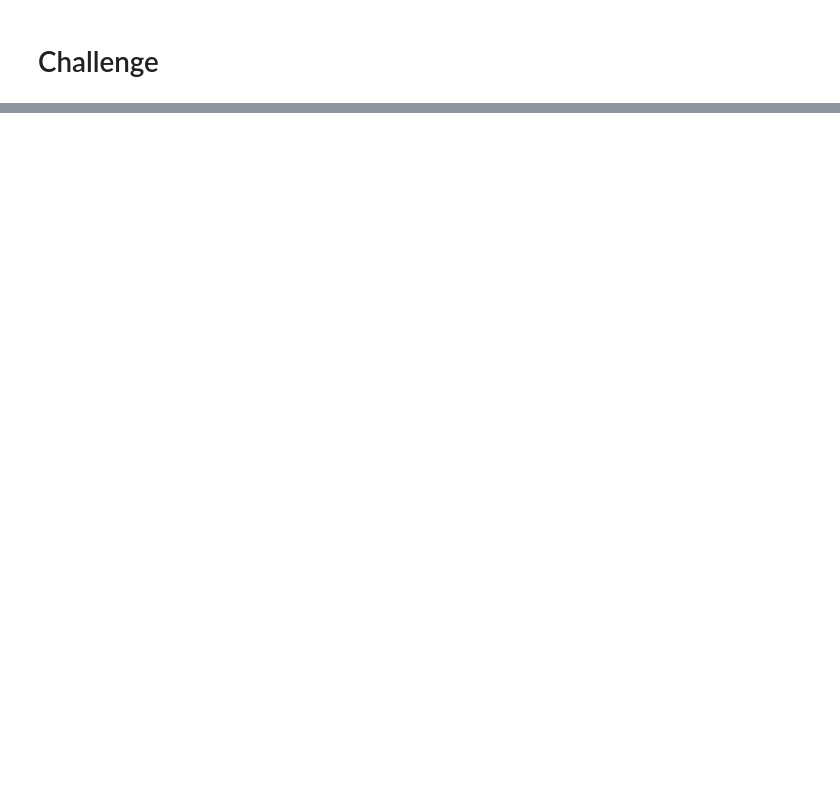
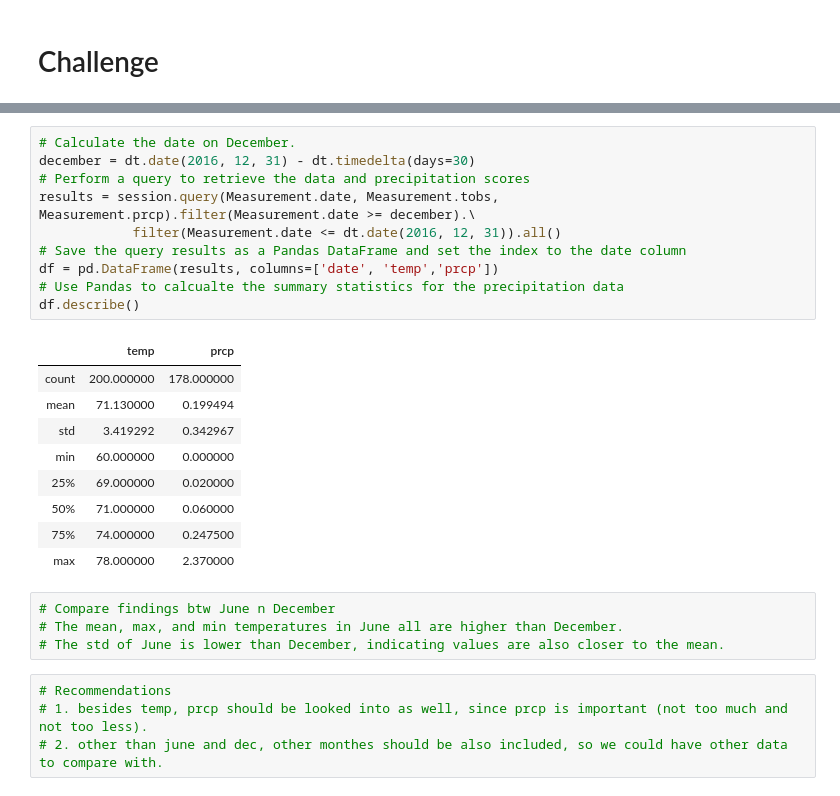
Before and after one commit to plin2204/SurfsUp_SQL, a Jupyter notebook: climate_analysis.ipynb, the cells around one changed output, grey strips where cells are left out. Drawn from its saved outputs; the diff is of its cells as text; blank space fills up the shorter version.

```diff
--- a/climate_analysis.ipynb
+++ b/climate_analysis.ipynb
@@ -111,0 +150,28 @@ df.plot.hist(bins=12)
+# %%
+# Calculate the date on December.
+december = dt.date(2016, 12, 31) - dt.timedelta(days=30)
+# Perform a query to retrieve the data and precipitation scores
+results = session.query(Measurement.date, Measurement.tobs, Measurement.prcp).filter(Measurement.date >= december).\
+            filter(Measurement.date <= dt.date(2016, 12, 31)).all()
+# Save the query results as a Pandas DataFrame and set the index to the date column
+df = pd.DataFrame(results, columns=['date', 'temp','prcp'])
+# Use Pandas to calcualte the summary statistics for the precipitation data
+df.describe()
+# %% [output]
+|  | temp | prcp |
+| count | 200.000000 | 178.000000 |
+| mean | 71.130000 | 0.199494 |
+| std | 3.419292 | 0.342967 |
+| min | 60.000000 | 0.000000 |
+| 25% | 69.000000 | 0.020000 |
+| 50% | 71.000000 | 0.060000 |
+| 75% | 74.000000 | 0.247500 |
+| max | 78.000000 | 2.370000 |
+# %%
+# Compare findings btw June n December
+# The mean, max, and min temperatures in June all are higher than December.
+# The std of June is lower than December, indicating values are also closer to the mean.
+# %%
+# Recommendations
+# 1. besides temp, prcp should be looked into as well, since prcp is important (not too much and not too less).
+# 2. other than june and dec, other monthes should be also included, so we could have other data to compare with.
```
Also changed, not shown: parts of 9 cells of this notebook.
